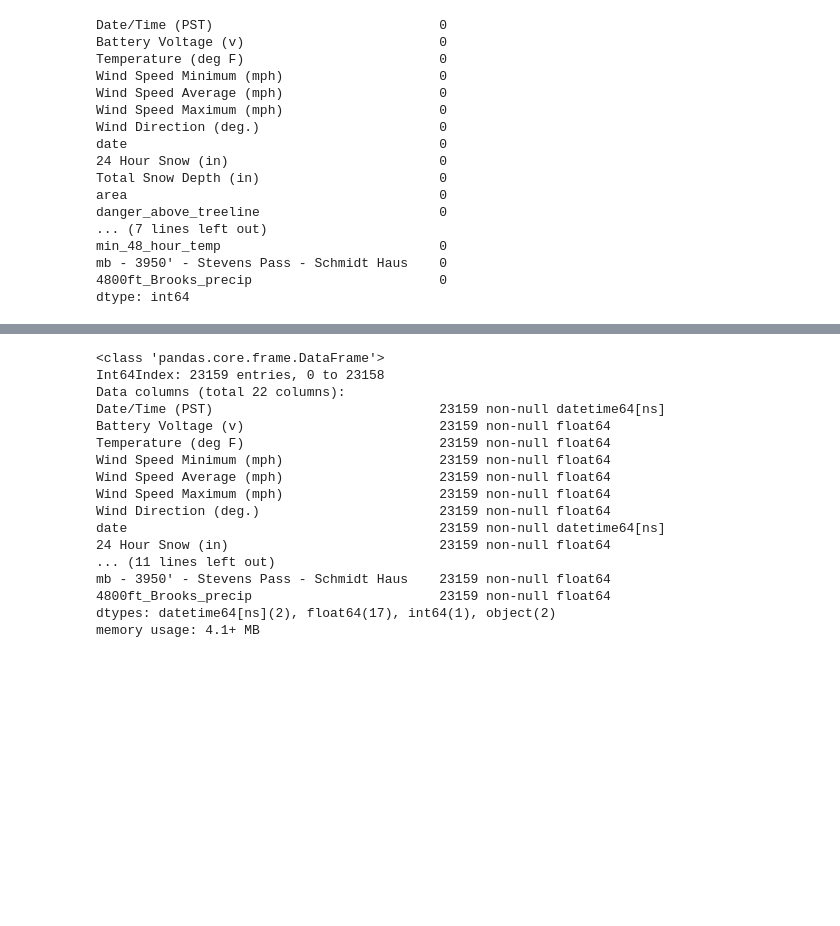
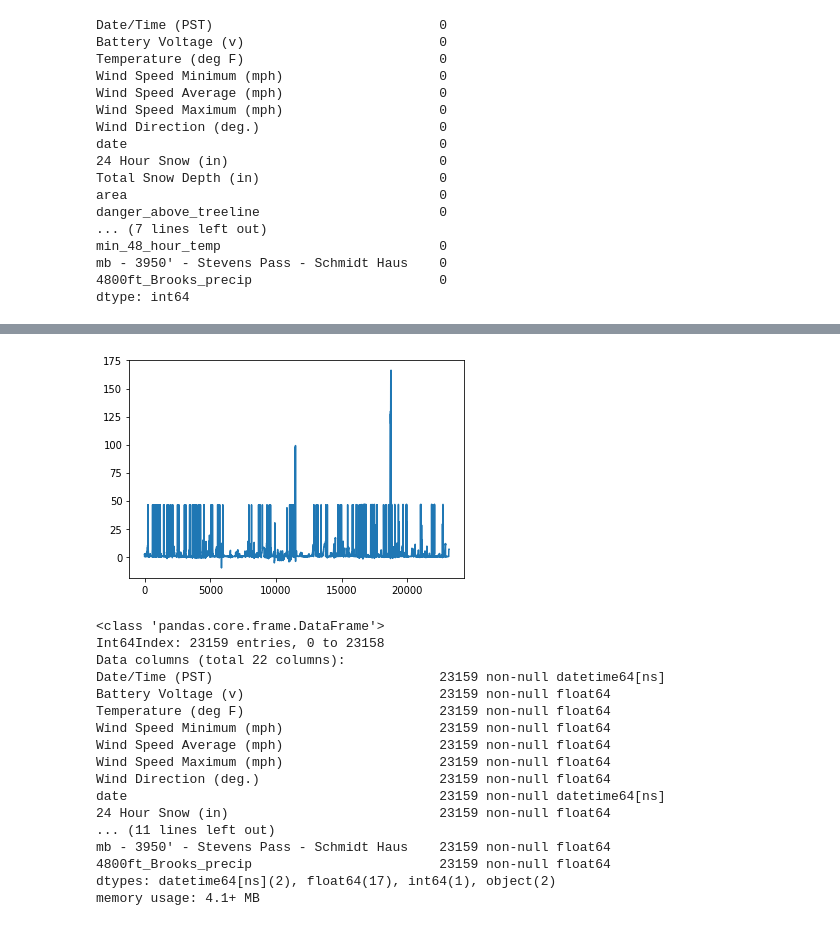
Before and after one commit to kevintheduu/avalanche-predictor, a Jupyter notebook: model_3.ipynb, the cells around one changed output, grey strips where cells are left out. Cells and saved outputs as stored; diff of their text form; code cells hidden in the pictures; blank space fills up the shorter version.

```diff
--- a/model_3.ipynb
+++ b/model_3.ipynb
@@ -612,3 +656,7 @@ dtype: int64
+# %%
+merge_final['24 Hour Snow (in)'].plot();
+# %% [output]
+[figure, added]
 # %%
 merge_final.info()
 # %% [output]
```
Also changed, not shown: parts of 6 cells of this notebook, 3 other files.
